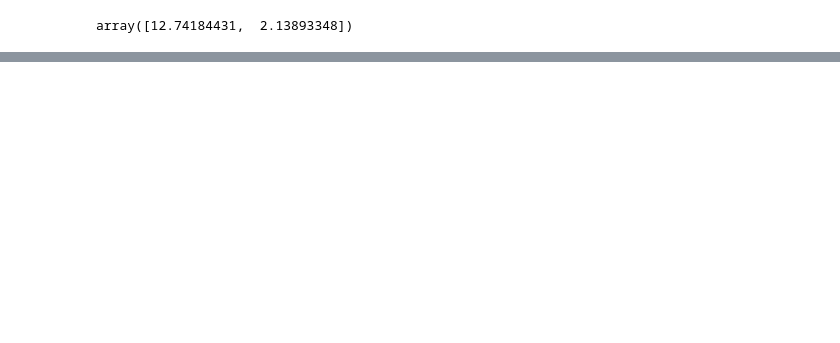
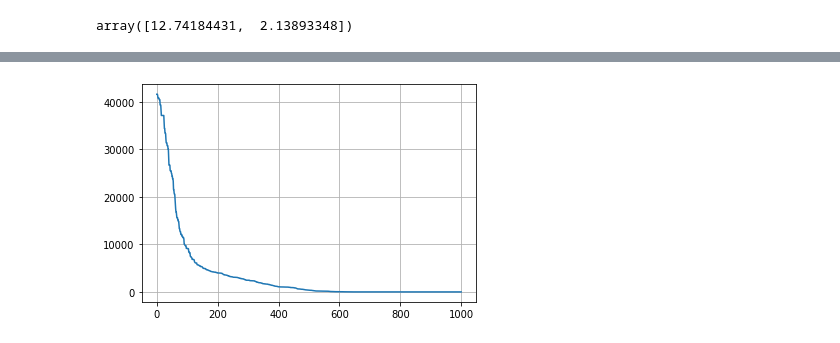
Before and after one commit to Rolf1e/l3-tpia, a Jupyter notebook: TP2_IA.ipynb, the cells around one changed output, grey strips where cells are left out. Cells and saved outputs as stored; diff of their text form; code cells hidden in the pictures; blank space fills up the shorter version.

```diff
--- a/TP2_IA.ipynb
+++ b/TP2_IA.ipynb
@@ -484,24 +511,25 @@ NameError: name 'values' is not defined
 # %%
 #Stratégie d'évolution
 
 def G1(theta):
     ftest = lambda x : flin(x, theta[1], theta[0])
     return erreur_quad(ftest, Xs, Ys)
 
 errors = []
 theta = np.array([200, 1])
 
-values.append(theta)
 errors.append(G1(theta))
 
 for i in range(1000):
     theta2 = theta + np.random.randn(2)
     if(G1(theta) > G1(theta2)):
         theta = theta2
     errors.append(G1(theta))
 
 plt.plot(range(len(errors)), errors)
 plt.grid()
+# %% [output]
+[figure, added]
 # %%
 #Stratégie d'évolution
 
```
Also changed, not shown: parts of 12 cells of this notebook.
